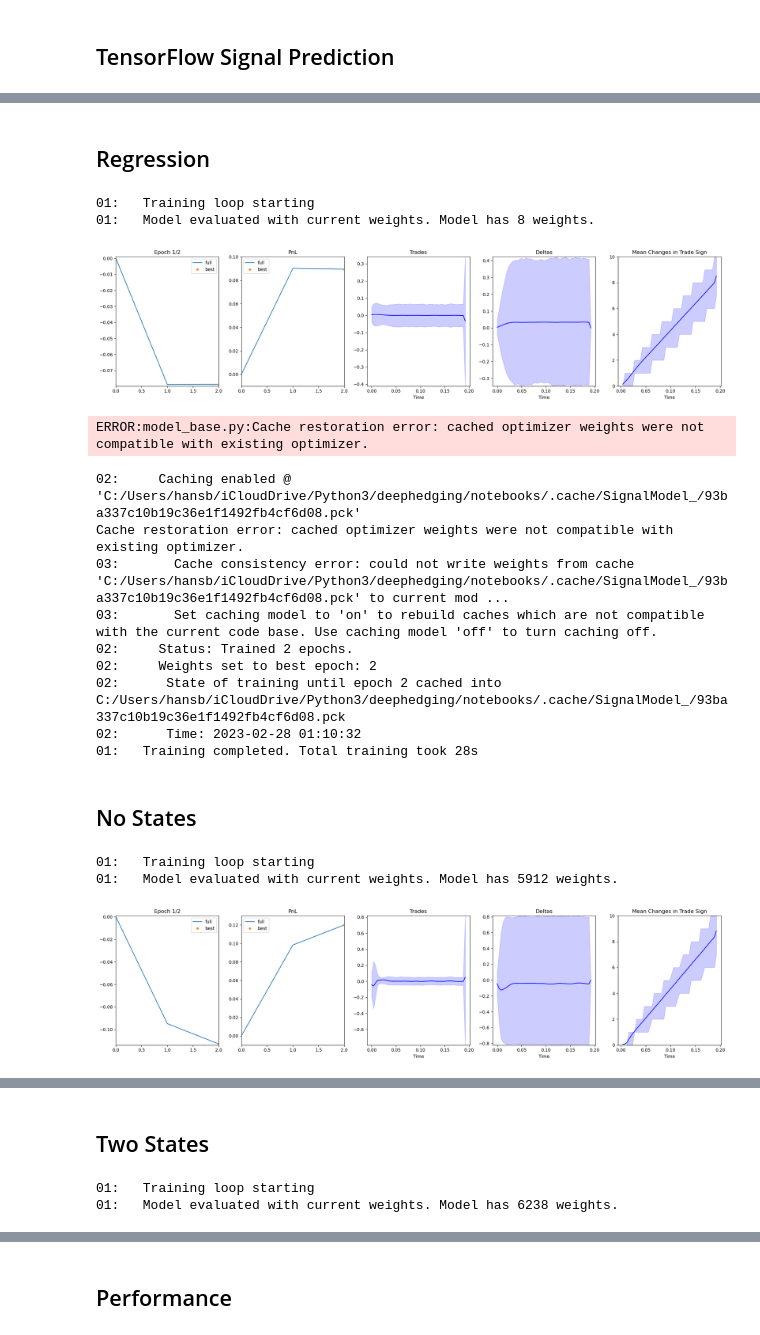
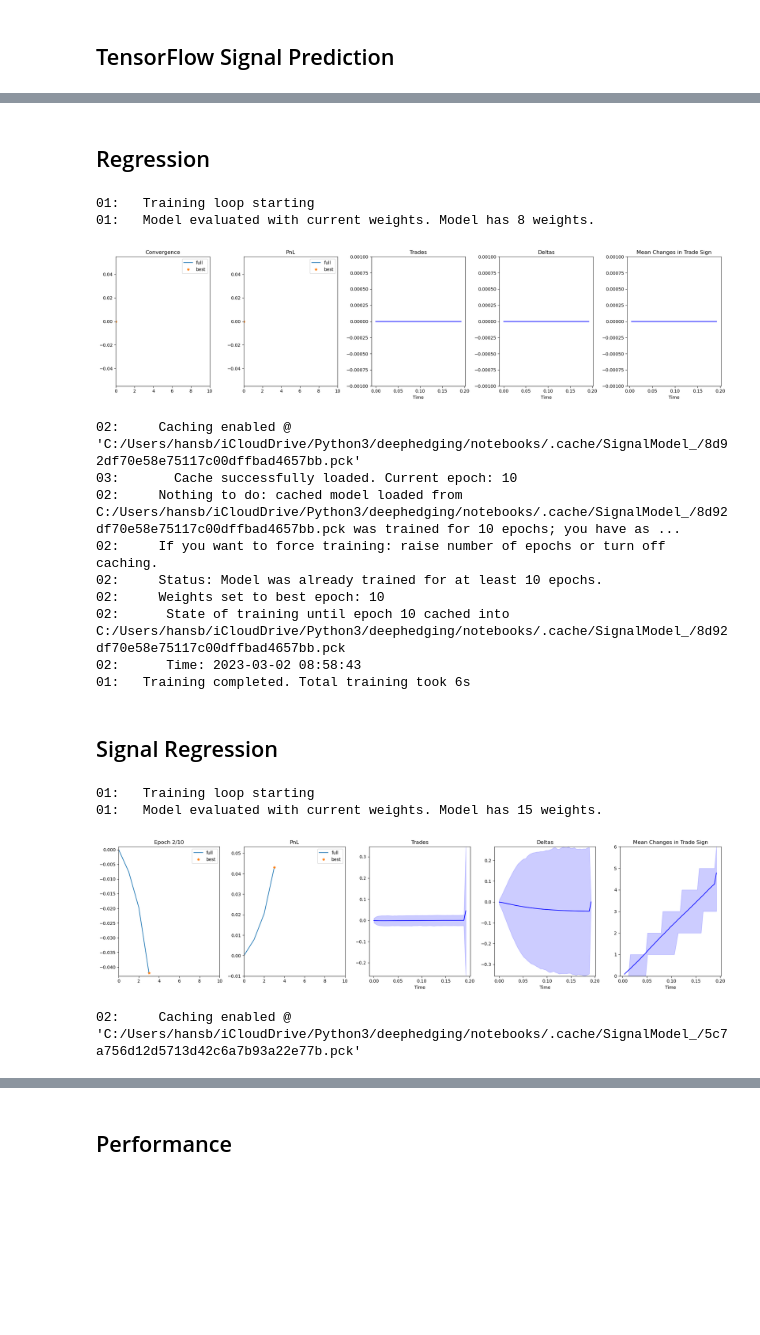
Before and after one commit to hansbuehler/deephedging, a Jupyter notebook: notebooks/TwoSignals-V2.ipynb, the cells around one changed output, grey strips where cells are left out. Drawn from its saved outputs; the diff is of its cells as text; code cells hidden in the pictures; blank space fills up the shorter version.

Commit message:
New base class

```diff
--- a/notebooks/TwoSignals-V2.ipynb
+++ b/notebooks/TwoSignals-V2.ipynb
@@ -89,6 +89,7 @@ def dense_model( nInput, nOutput, config = Config(), dtype=dtype, name=None, def
     activation = config("activation", def_activation, str, "Activation function")
     zero_model = config("zero_model", True, bool, "Whether to initialze levels (but not derivatives) of the model with zero")
     regression = config("simple_regression", False, bool, "Learn simple regression model only")
+    inp_regrs  = config("input_regression", False, bool, "Inputs are regressed")
     config.done()
 
     if regression:
@@ -113,6 +114,8 @@ def dense_model( nInput, nOutput, config = Config(), dtype=dtype, name=None, def
 
     inp       = tf.keras.layers.Input( shape=(nInput,), dtype=dtype )
     x1, x2    = ( inp, inp if zero_model else None )
+    if inp_regrs:
+        x1, x2 = dense( 1, "linear", x1, x2 )
     for d in range(depth):
         x1, x2    = dense( width, activation, x1, x2 )
     x1, x2 = dense( nOutput, "linear", x1, x2 )
@@ -585,65 +589,95 @@ class Progress( ProgressData ):
         plotter.update( self, training_info, trades, deltas, changes )
         return self.CONTINUE
 
+    def on_done(self, environment,
+                    predicted_data,
+                    training_info,
+                ):
+        self.on_epoch_end( environment, predicted_data, training_info )
+
+
+
+def make_pdct( x ):
+    if isinstance(x, pdct):
+        return x
+    return pdct(x)
 
 def my_train(config):
     environment = Environment( model       = SignalModel( config.model ),
                                tf_trn_data = tf_data )
-    return train( environment = environment,
+    r = train( environment = environment,
                   create_progress = Progress,
                   config = config,
                   verbose = Context(verbose="all"))
 
+    return make_pdct(r)
 
-all_results = pdct()
+
 
 base_config     = Config()
 base_config.train.epochs = 2
 base_config.model.network.zero_model = True
 base_config.model.abs_cost = 0.001 # 10bps
 base_config.progress.update_freq = 5
 
 config = base_config.copy()
 config.model.network.simple_regression = True # hard overwrite for linear network configuration
 config.model.init_network.simple_regression = True # hard overwrite for linear network configuration
 config.model.y_network.simple_regression = True # hard overwrite for linear network configuration
-config.train.epochs = 2
+config.train.epochs = 10
 config.model.states   = 0
+
+all_trained_data = pdct()
 display(Markdown("## Regression"))
-all_results.states_0 = my_train( config )
+all_trained_data.regression = my_train( config )
+
+all_trained_data = pdct()
+config.model.states   = 0
+config.model.network.input_regression = True
+config.model.init_network.input_regression = True
+config.model.y_network.input_regression = True
+display(Markdown("## Signal Regression"))
+all_trained_data.signal_regression = my_train( config )
 
 config = base_config.copy()
 config.model.states   = 0
 display(Markdown("## No States"))
-all_results.states_0 = my_train(config )
+all_trained_data.states_0 = my_train(config )
 
 config = base_config.copy()
 config.model.states       = 2
 display(Markdown("## Two States"))
-all_results.states_2 = my_train( config )
+all_trained_data.states_2 = my_train( config )
 
 config = base_config.copy()
 config.model.states       = 10
 display(Markdown("## 10 states"))
-all_results.states_10 = my_train(config )
+all_trained_data.states_10 = my_train(config )
+
+all_results = pdct()
+
+for k in all_trained_data:
+    all_results[k] = pdct( all_trained_data[k].trn.results )
+    all_results[k].trade_model= all_trained_data[k].model.trade_model
+    all_results[k].input_names = all_trained_data[k].model.input_names
 
 print("/done")
 # %% [output]
 ## Regression
 01:   Training loop starting
 01:   Model evaluated with current weights. Model has 8 weights.
-[figure, old version]
+[figure, new version]
-ERROR:model_base.py:Cache restoration error: cached optimizer weights were not compatible with existing optimizer.
+02:     Caching enabled @ 'C:/Users/hansb/iCloudDrive/Python3/deephedging/notebooks/.cache/SignalModel_/8d92df70e58e75117c00dffbad4657bb.pck'
+03:       Cache successfully loaded. Current epoch: 10
+02:     Nothing to do: cached model loaded from C:/Users/hansb/iCloudDrive/Python3/deephedging/notebooks/.cache/SignalModel_/8d92df70e58e75117c00dffbad4657bb.pck was trained for 10 epochs; you have as ...
+02:     If you want to force training: raise number of epochs or turn off caching.
+02:     Status: Model was already trained for at least 10 epochs.
+02:     Weights set to best epoch: 10
+02:      State of training until epoch 10 cached into C:/Users/hansb/iCloudDrive/Python3/deephedging/notebooks/.cache/SignalModel_/8d92df70e58e75117c00dffbad4657bb.pck
+02:      Time: 2023-03-02 08:58:43
+01:   Training completed. Total training took 6s
+## Signal Regression
-02:     Caching enabled @ 'C:/Users/hansb/iCloudDrive/Python3/deephedging/notebooks/.cache/SignalModel_/93ba337c10b19c36e1f1492fb4cf6d08.pck'
-Cache restoration error: cached optimizer weights were not compatible with existing optimizer.
-03:       Cache consistency error: could not write weights from cache 'C:/Users/hansb/iCloudDrive/Python3/deephedging/notebooks/.cache/SignalModel_/93ba337c10b19c36e1f1492fb4cf6d08.pck' to current mod ...
-03:       Set caching model to 'on' to rebuild caches which are not compatible with the current code base. Use caching model 'off' to turn caching off.
-02:     Status: Trained 2 epochs.
-02:     Weights set to best epoch: 2
-02:      State of training until epoch 2 cached into C:/Users/hansb/iCloudDrive/Python3/deephedging/notebooks/.cache/SignalModel_/93ba337c10b19c36e1f1492fb4cf6d08.pck
-02:      Time: 2023-02-28 01:10:32
-01:   Training completed. Total training took 28s
+01:   Training loop starting
+01:   Model evaluated with current weights. Model has 15 weights.
-## No States
+[figure, new version]
-01:   Training loop starting
-01:   Model evaluated with current weights. Model has 5912 weights.
+02:     Caching enabled @ 'C:/Users/hansb/iCloudDrive/Python3/deephedging/notebooks/.cache/SignalModel_/5c7a756d12d5713d42c6a7b93a22e77b.pck'
-[figure, old version]
@@ -662,3 +683,0 @@ You called `set_weights(weights)` on layer "SignalModel" with a weight list of l
-## Two States
-01:   Training loop starting
-01:   Model evaluated with current weights. Model has 6238 weights.
```
Also changed, not shown: parts of 9 cells of this notebook, 1 other file.
